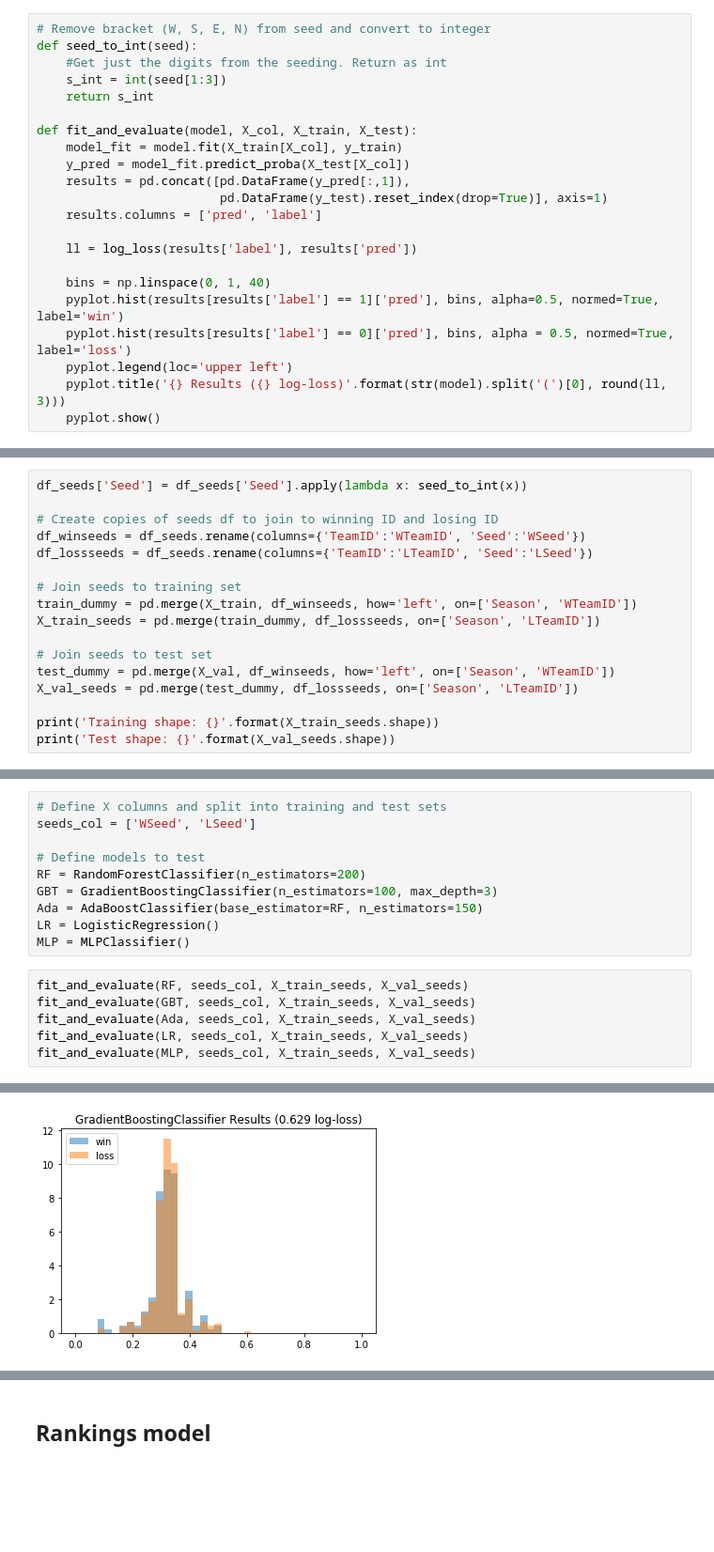
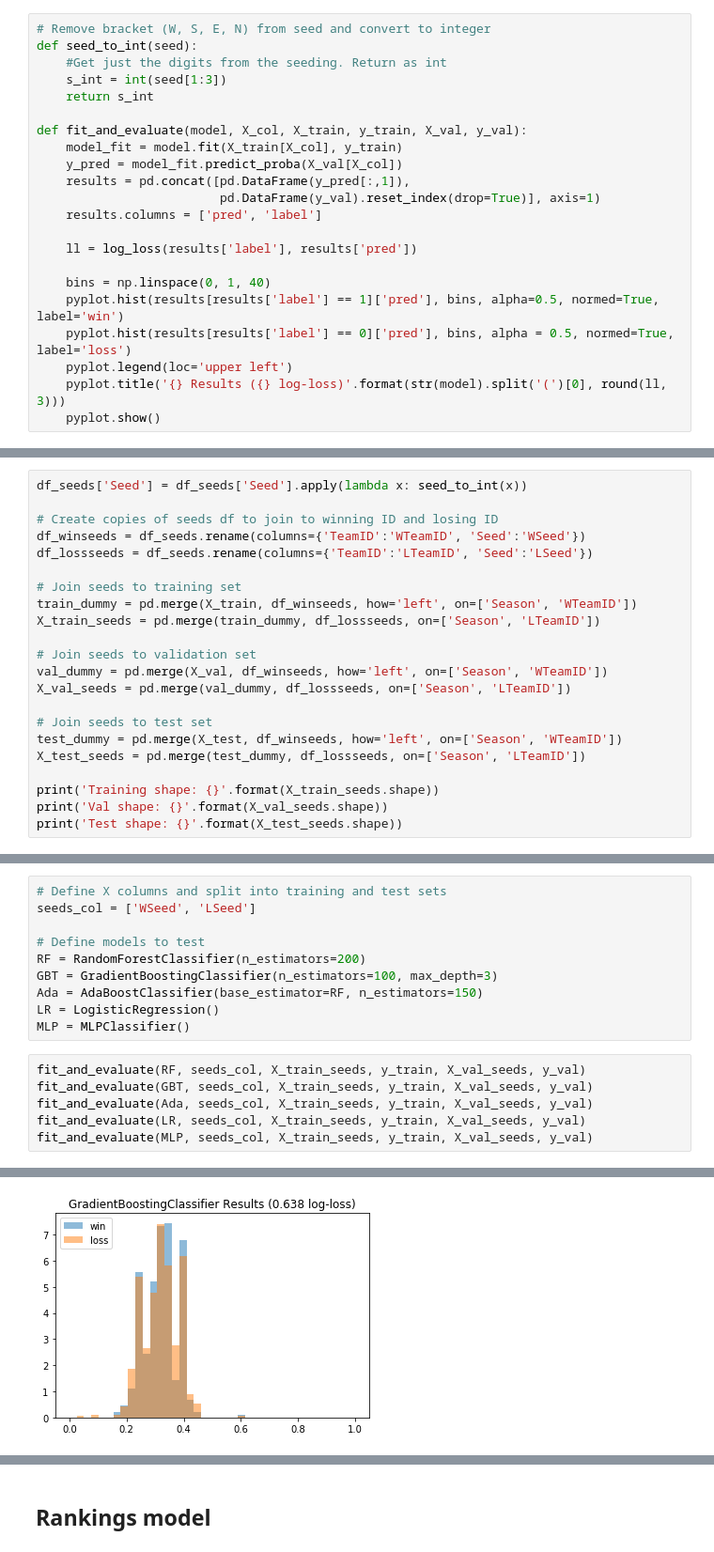
Before and after one commit to DJedamski/kaggle_ncaa18, a Jupyter notebook: ncaa_2018_data_exploration.ipynb, the cells around one changed output, grey strips where cells are left out. Shown: that part at 94% size. Cells and saved outputs as stored; diff of their text form; blank space fills up the shorter version.

```diff
--- a/ncaa_2018_data_exploration.ipynb
+++ b/ncaa_2018_data_exploration.ipynb
@@ -92,11 +92,11 @@ def seed_to_int(seed):
     s_int = int(seed[1:3])
     return s_int
 
-def fit_and_evaluate(model, X_col, X_train, X_test):
+def fit_and_evaluate(model, X_col, X_train, y_train, X_val, y_val):
     model_fit = model.fit(X_train[X_col], y_train)
-    y_pred = model_fit.predict_proba(X_test[X_col])
+    y_pred = model_fit.predict_proba(X_val[X_col])
     results = pd.concat([pd.DataFrame(y_pred[:,1]),
-                         pd.DataFrame(y_test).reset_index(drop=True)], axis=1)
+                         pd.DataFrame(y_val).reset_index(drop=True)], axis=1)
     results.columns = ['pred', 'label']
 
     ll = log_loss(results['label'], results['pred'])
@@ -166,10 +166,15 @@ df_lossseeds = df_seeds.rename(columns={'TeamID':'LTeamID', 'Seed':'LSeed'})
 train_dummy = pd.merge(X_train, df_winseeds, how='left', on=['Season', 'WTeamID'])
 X_train_seeds = pd.merge(train_dummy, df_lossseeds, on=['Season', 'LTeamID'])
 
+# Join seeds to validation set
+val_dummy = pd.merge(X_val, df_winseeds, how='left', on=['Season', 'WTeamID'])
+X_val_seeds = pd.merge(val_dummy, df_lossseeds, on=['Season', 'LTeamID'])
+
 # Join seeds to test set
-test_dummy = pd.merge(X_val, df_winseeds, how='left', on=['Season', 'WTeamID'])
-X_val_seeds = pd.merge(test_dummy, df_lossseeds, on=['Season', 'LTeamID'])
+test_dummy = pd.merge(X_test, df_winseeds, how='left', on=['Season', 'WTeamID'])
+X_test_seeds = pd.merge(test_dummy, df_lossseeds, on=['Season', 'LTeamID'])
 
 print('Training shape: {}'.format(X_train_seeds.shape))
-print('Test shape: {}'.format(X_val_seeds.shape))
+print('Val shape: {}'.format(X_val_seeds.shape))
+print('Test shape: {}'.format(X_test_seeds.shape))
 # %% [output]
@@ -186,9 +192,9 @@ Ada = AdaBoostClassifier(base_estimator=RF, n_estimators=150)
 LR = LogisticRegression()
 MLP = MLPClassifier()
 # %%
-fit_and_evaluate(RF, seeds_col, X_train_seeds, X_val_seeds)
-fit_and_evaluate(GBT, seeds_col, X_train_seeds, X_val_seeds)
-fit_and_evaluate(Ada, seeds_col, X_train_seeds, X_val_seeds)
-fit_and_evaluate(LR, seeds_col, X_train_seeds, X_val_seeds)
-fit_and_evaluate(MLP, seeds_col, X_train_seeds, X_val_seeds)
+fit_and_evaluate(RF, seeds_col, X_train_seeds, y_train, X_val_seeds, y_val)
+fit_and_evaluate(GBT, seeds_col, X_train_seeds, y_train, X_val_seeds, y_val)
+fit_and_evaluate(Ada, seeds_col, X_train_seeds, y_train, X_val_seeds, y_val)
+fit_and_evaluate(LR, seeds_col, X_train_seeds, y_train, X_val_seeds, y_val)
+fit_and_evaluate(MLP, seeds_col, X_train_seeds, y_train, X_val_seeds, y_val)
 # %% [output]
@@ -196 +202 @@ fit_and_evaluate(MLP, seeds_col, X_train_seeds, X_val_seeds)
-[figure, old version]
+[figure, new version]
```
Also changed, not shown: parts of 13 cells of this notebook.
